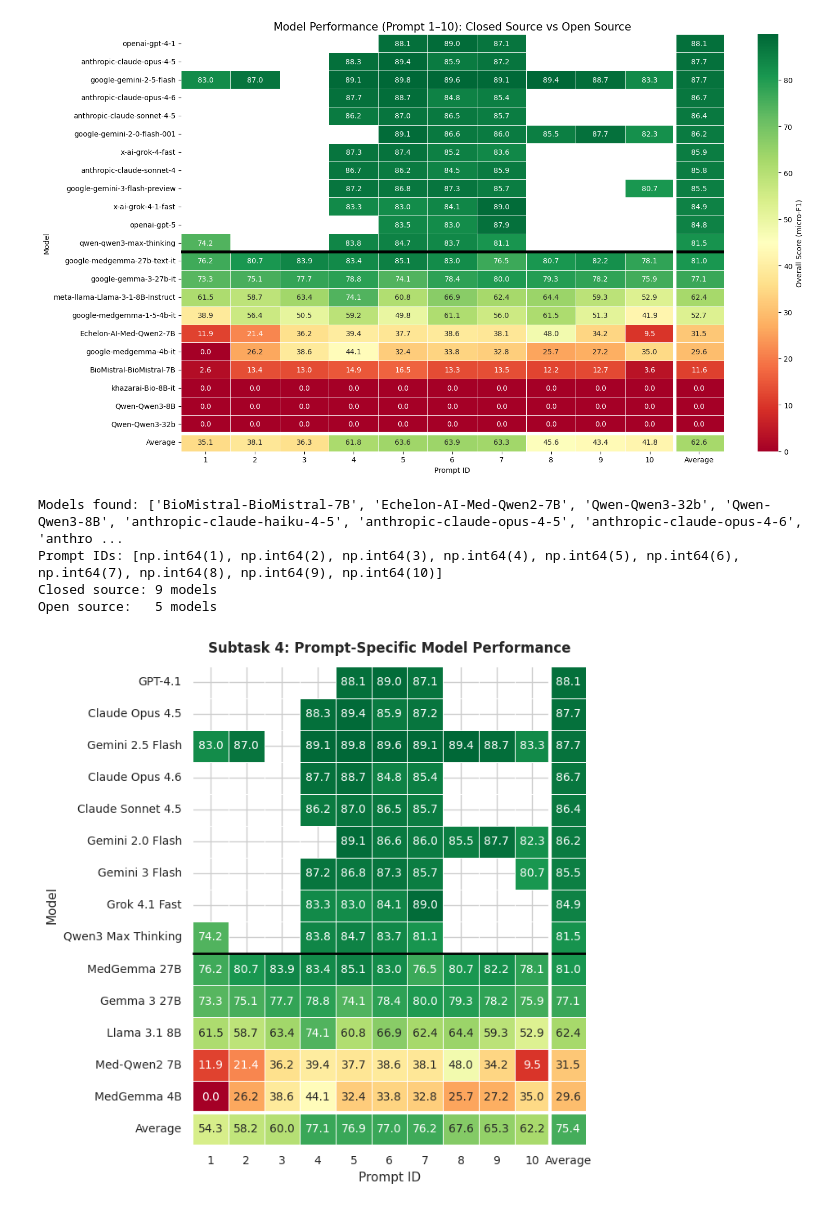
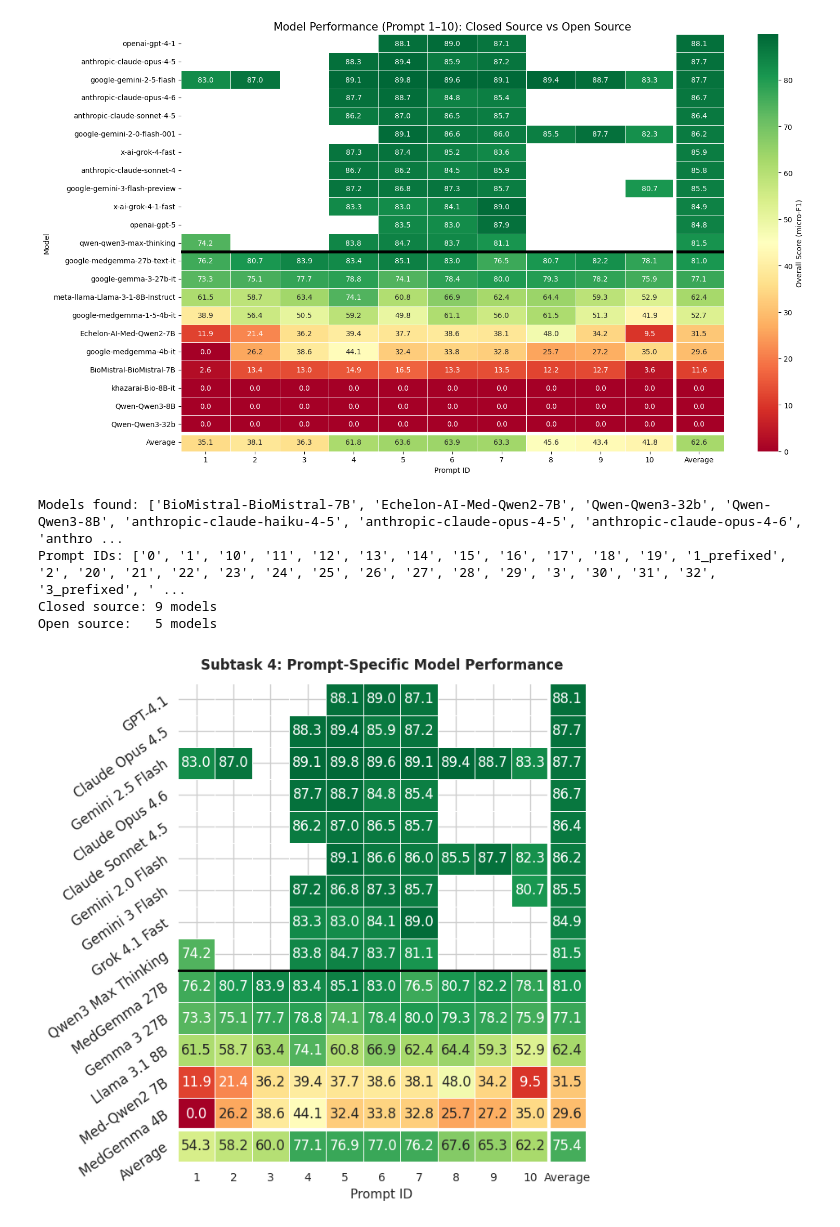
Before and after one commit to bioinformatics-ua/ArchEHR-QA-2026, a Jupyter notebook: Subtask4/inference/model_prompt_heatmap.ipynb, the cells around one changed output. Saved outputs shown, nothing was run; the diff lists cells and outputs as text; code cells hidden in the pictures.

```diff
--- a/Subtask4/inference/model_prompt_heatmap.ipynb
+++ b/Subtask4/inference/model_prompt_heatmap.ipynb
@@ -287,38 +287,38 @@ plt.figure(figsize=(7, 7))
 # Plot heatmap (colorbar disabled)
 ax = sns.heatmap(
     pivot_dev,
     annot=True,
     fmt='.1f',
     cmap='RdYlGn',
     linewidths=0.5,
-    annot_kws={"size": 10},
+    annot_kws={"size": 12},
     cbar=False # Removes the colorbar from the right
 )
 
 # Scale down the separator lines for the smaller figure size
 ax.axhline(y=n_closed_dev, color='black', linewidth=2)
 ax.axvline(x=pivot_dev.shape[1] - 1, color='white', linewidth=3)
 ax.axhline(y=pivot_dev.shape[0] - 1, color='white', linewidth=3)
 
 # Adjust titles and labels with larger, paper-appropriate font sizes (Added "Overall Score")
 plt.title('Subtask 4: Prompt-Specific Model Performance', fontsize=12, fontweight='bold', pad=12)
-plt.ylabel('Model', fontsize=11)
+plt.ylabel('', fontsize=11)
 plt.xlabel('Prompt ID', fontsize=11)
 
 # Clean up ticks and increase their size
 plt.xticks(fontsize=10, rotation=0)
-plt.yticks(fontsize=10)
+plt.yticks(fontsize=12, rotation=35, ha='right', rotation_mode='anchor')
 
 plt.tight_layout()
 
 # Save as PDF at 300 DPI for crisp print quality
 plt.savefig('subtask4_heatmap_revised.pdf', dpi=300, bbox_inches='tight')
 # %% [output]
 Models found: ['BioMistral-BioMistral-7B', 'Echelon-AI-Med-Qwen2-7B', 'Qwen-Qwen3-32b', 'Qwen-Qwen3-8B', 'anthropic-claude-haiku-4-5', 'anthropic-claude-opus-4-5', 'anthropic-claude-opus-4-6', 'anthro ...
-Prompt IDs: [np.int64(1), np.int64(2), np.int64(3), np.int64(4), np.int64(5), np.int64(6), np.int64(7), np.int64(8), np.int64(9), np.int64(10)]
+Prompt IDs: ['0', '1', '10', '11', '12', '13', '14', '15', '16', '17', '18', '19', '1_prefixed', '2', '20', '21', '22', '23', '24', '25', '26', '27', '28', '29', '3', '30', '31', '32', '3_prefixed', ' ...
 Closed source: 9 models
 Open source:   5 models
-[figure, old version]
+[figure, new version]
 # %%
 pivot_dev
 # %% [output]
```
Also changed, not shown: 3 other files.
